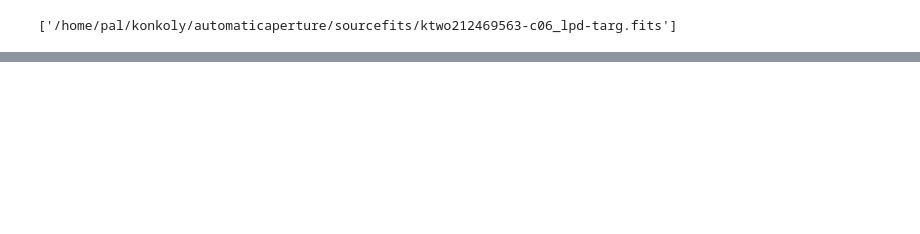
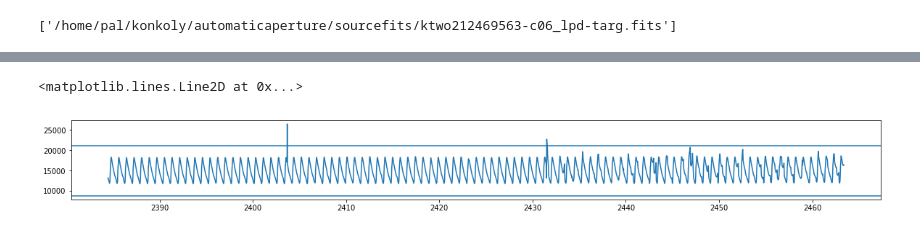
Before and after one commit to zabop/applyk2sc, a Jupyter notebook: including_k2sc.ipynb, the cells around one changed output, grey strips where cells are left out. Cells and saved outputs as stored; diff of their text form; code cells hidden in the pictures; blank space fills up the shorter version.

```diff
--- a/including_k2sc.ipynb
+++ b/including_k2sc.ipynb
@@ -425,0 +524,10 @@ OURSTARS
+# %%
+declc=lc.corr_flux-lc.tr_position + np.nanmedian(lc.tr_position)
+# %%
+plt.figure(figsize=(20,2))
+plt.plot(lc.time,declc)
+plt.axhline(y=np.mean(declc)+3*np.std(declc))
+plt.axhline(y=np.mean(declc)-3*np.std(declc))
+# %% [output]
+<matplotlib.lines.Line2D at 0x...>
+[figure, added]
```
Also changed, not shown: parts of 16 cells of this notebook.
